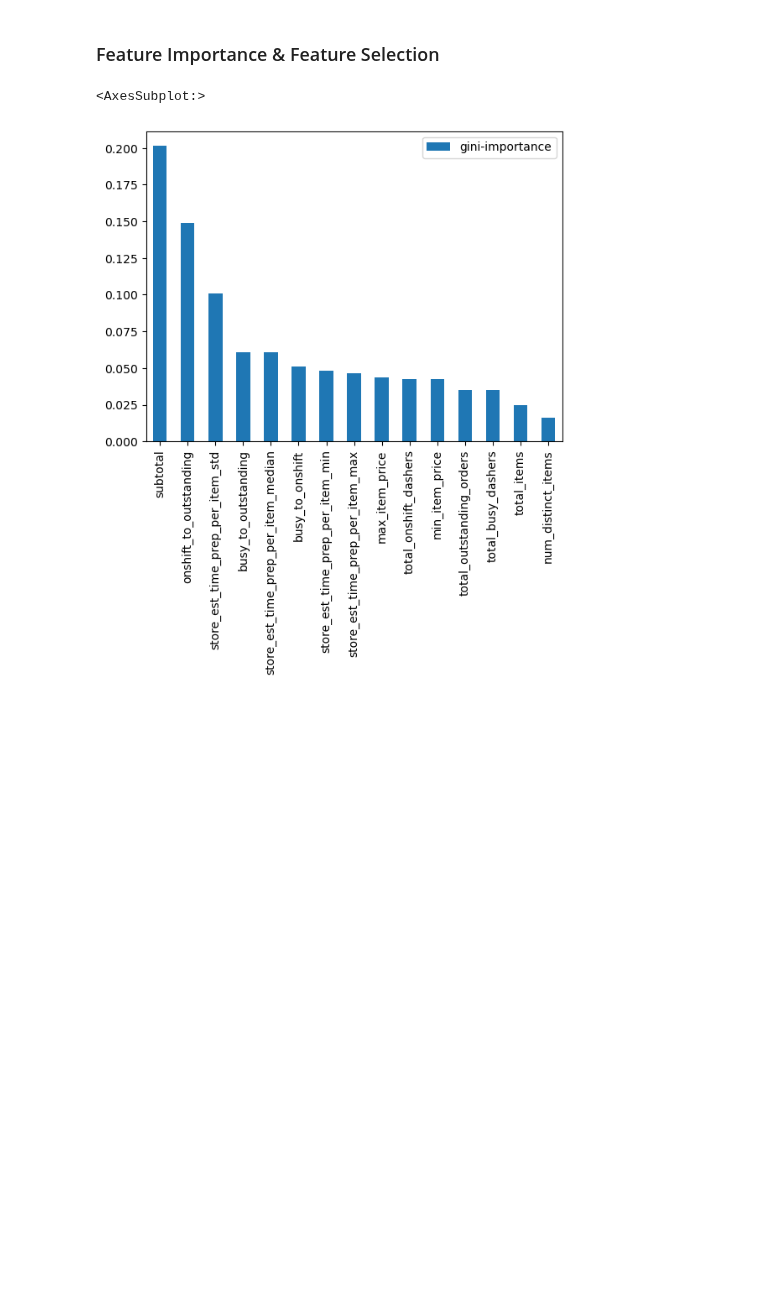
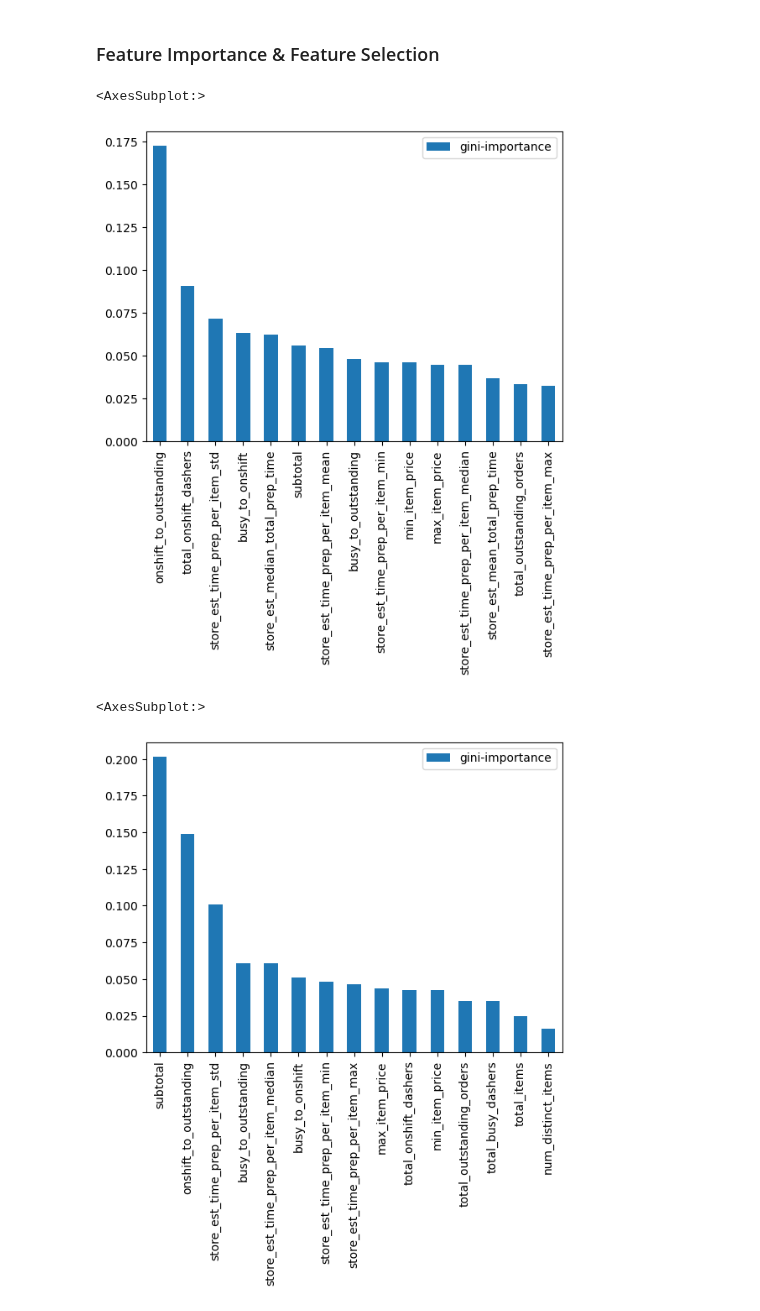
Before and after one commit to Tanag3r/stratascratch_projects, a Jupyter notebook: doordash_delivery_est/doordash_est.ipynb, the cells around one changed output. Drawn from its saved outputs; the diff is of its cells as text; code cells hidden in the pictures; blank space fills up the shorter version.

Commit message:
tests returning poor results

```diff
--- a/doordash_delivery_est/doordash_est.ipynb
+++ b/doordash_delivery_est/doordash_est.ipynb
@@ -178,6 +178,9 @@ train_df = pd.merge(
     how='inner',
     on='clean_store_primary_category'
 )
+## add total prep time estimations
+train_df['store_est_median_total_prep_time'] = train_df['total_items'] * train_df['store_est_time_prep_per_item_median']
+train_df['store_est_mean_total_prep_time'] = train_df['total_items'] * train_df['store_est_time_prep_per_item_mean']
 ## add dummy columns for clean_store_primary_category, market_id, order_protocol
 train_df = addFeatures_dummies(historical_data=train_df,dummy_column='clean_store_primary_category')
 train_df = addFeatures_dummies(historical_data=train_df,dummy_column='market_id')
@@ -354,6 +357,23 @@ def calcRF_feature_importance(x_train,y_train) -> pd.DataFrame:
     except Exception as ex:
         raise ex
     return importances
+# %%
+vif_scores = calcVIF(train_df,target_feature='actual_total_delivery_duration')
+# %%
+all_vif_features = vif_scores[vif_scores['VIF'] != np.inf]
+all_vif_features = all_vif_features[all_vif_features['VIF'] != np.nan]
+all_vif_features = all_vif_features.drop(all_vif_features[all_vif_features.feature == 'const'].index)
+all_list = all_vif_features['feature'].to_list()
+all_list = all_list + ['actual_total_delivery_duration']
+all_list_df = train_df[all_list]
+# %%
+all_x_train,all_x_test,all_y_train,all_y_test = build_train_test(dataset=all_list_df,target_feature='actual_total_delivery_duration',test_size=0.2)
+# %%
+all_vif_importances = calcRF_feature_importance(x_train=all_x_train,y_train=all_y_train)
+all_vif_importances.sort_values(by='gini-importance',ascending=False).head(15).plot(kind='bar',rot=90)
+# %% [output]
+<AxesSubplot:>
+[figure, added]
 # %%
 VIF_features = VIF_dim_reduction(feature_frame=train_df,target_feature='actual_total_delivery_duration',vif_limit=20)[1]
 # %%
```
Also changed, not shown: parts of 6 cells of this notebook.
